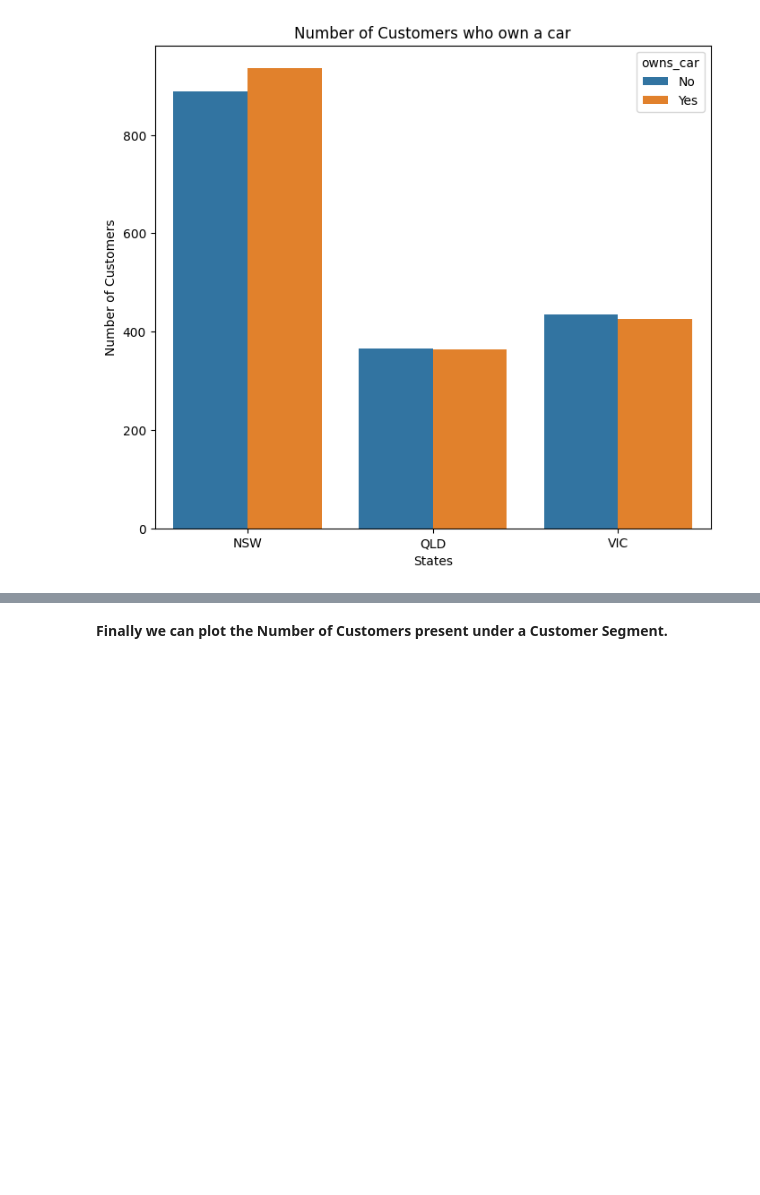
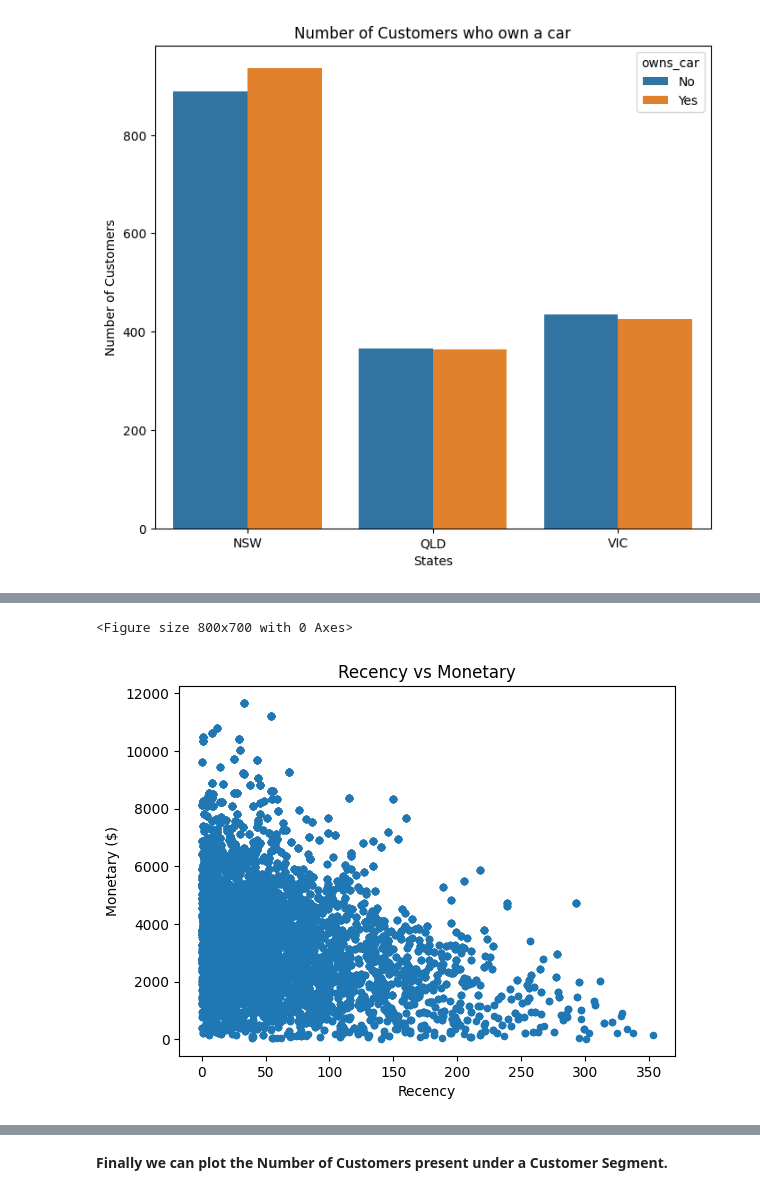
Before and after one commit to usamaqureshi27/Data-Analytics-Customer-Segmentation, a Jupyter notebook: EDA_RFM Analysis.ipynb, the cells around one changed output, grey strips where cells are left out. Saved outputs shown, nothing was run; the diff lists cells and outputs as text; code cells hidden in the pictures; blank space fills up the shorter version.

```diff
--- a/EDA_RFM Analysis.ipynb
+++ b/EDA_RFM Analysis.ipynb
@@ -740,0 +780,11 @@ plt.show()
+# %%
+plt.figure(figsize=(8,7))
+merged_tran_cusdemo_rfm.plot.scatter(x='recency' , y='monetary')
+plt.xlabel('Recency')
+plt.ylabel('Monetary ($)')
+plt.title('Recency vs Monetary')
+
+plt.show()
+# %% [output]
+<Figure size 800x700 with 0 Axes>
+[figure, added]
```
Also changed, not shown: parts of 21 cells of this notebook, 3 other files.
